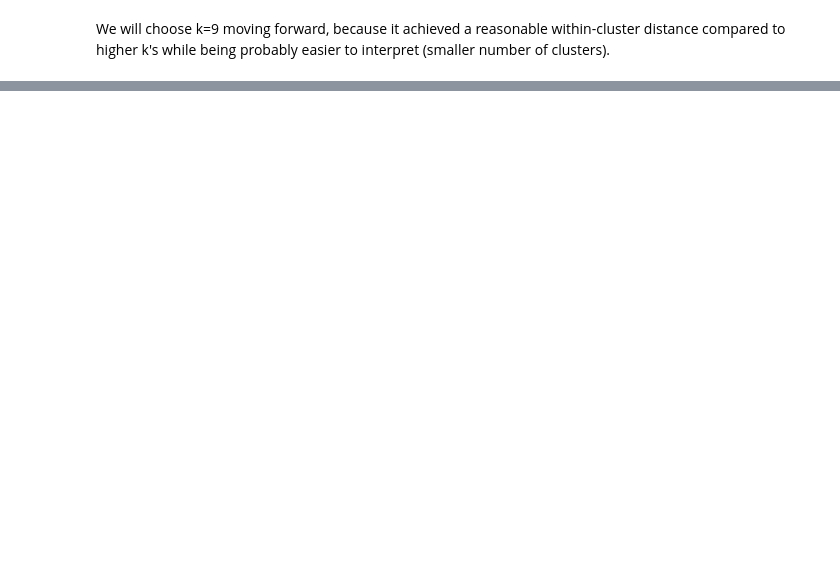
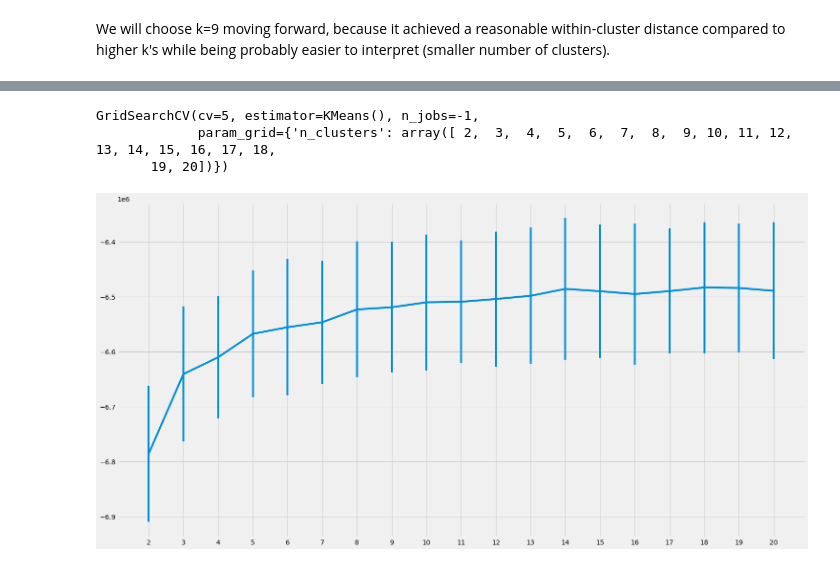
Before and after one commit to martinsun0/AML-assignments, a Jupyter notebook: hw3/3-2/hw3-2.ipynb, the cells around one changed output, grey strips where cells are left out. Saved outputs shown, nothing was run; the diff lists cells and outputs as text; code cells hidden in the pictures; blank space fills up the shorter version.

```diff
--- a/hw3/3-2/hw3-2.ipynb
+++ b/hw3/3-2/hw3-2.ipynb
@@ -99,0 +72,19 @@ W5 = 207271.37139
+# %%
+kMeans_algo = KMeans()
+k_grid = {'n_clusters': np.arange(2,21)}
+k_grid_cv = GridSearchCV(kMeans_algo, k_grid, cv=5, n_jobs=-1)
+k_grid_cv.fit(docWord, y=None)
+# %% [output]
+GridSearchCV(cv=5, estimator=KMeans(), n_jobs=-1,
+             param_grid={'n_clusters': array([ 2,  3,  4,  5,  6,  7,  8,  9, 10, 11, 12, 13, 14, 15, 16, 17, 18,
+       19, 20])})
+# %%
+plt.style.use('fivethirtyeight')
+plt.figure(figsize=[23,12])
+k_grid_results = pd.DataFrame(k_grid_cv.cv_results_)
+plt.errorbar(np.arange(2,21), k_grid_results['mean_test_score'], yerr=k_grid_results['std_test_score'])
+plt.grid(True)
+# plt.yticks(np.arange(-6.9e6, -6.3e6, 0.05e6))
+plt.xticks(np.arange(2,21));
+# %% [output]
+[figure, added]
```
Also changed, not shown: parts of 13 cells of this notebook.
